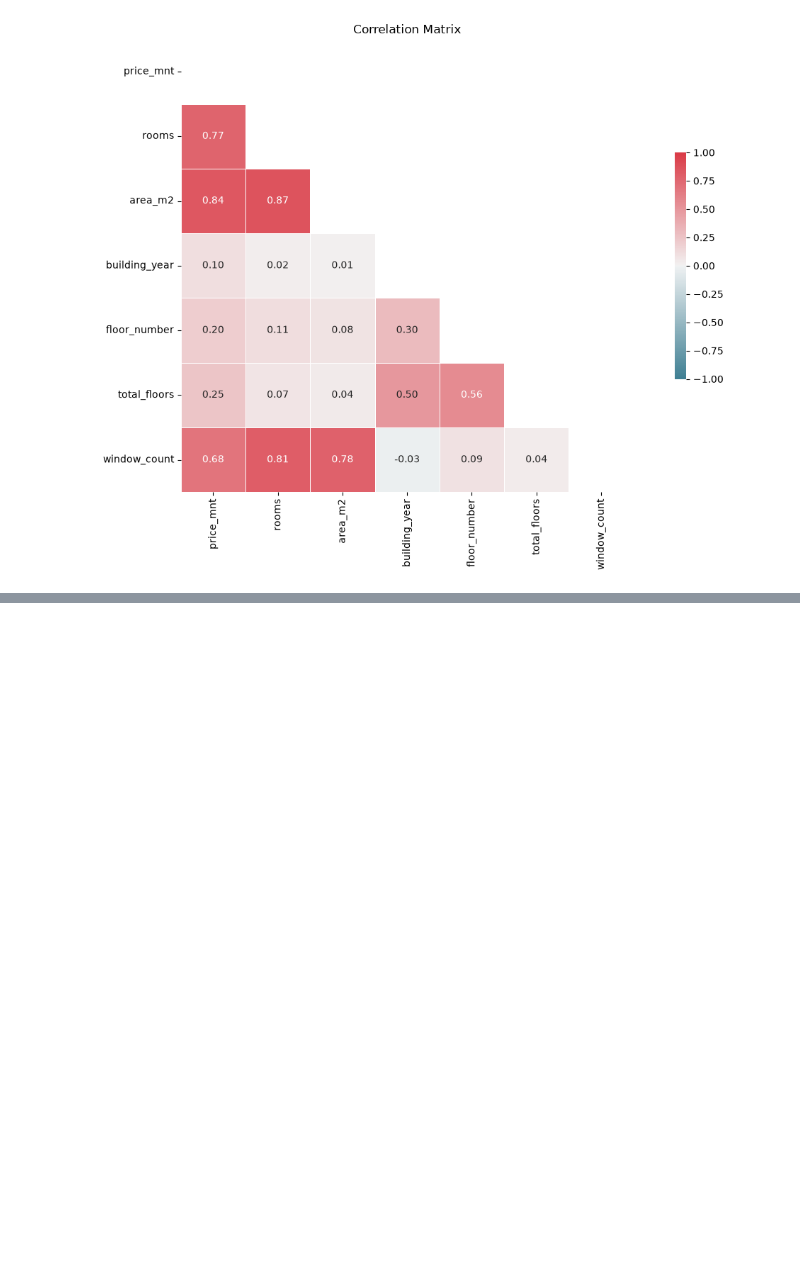
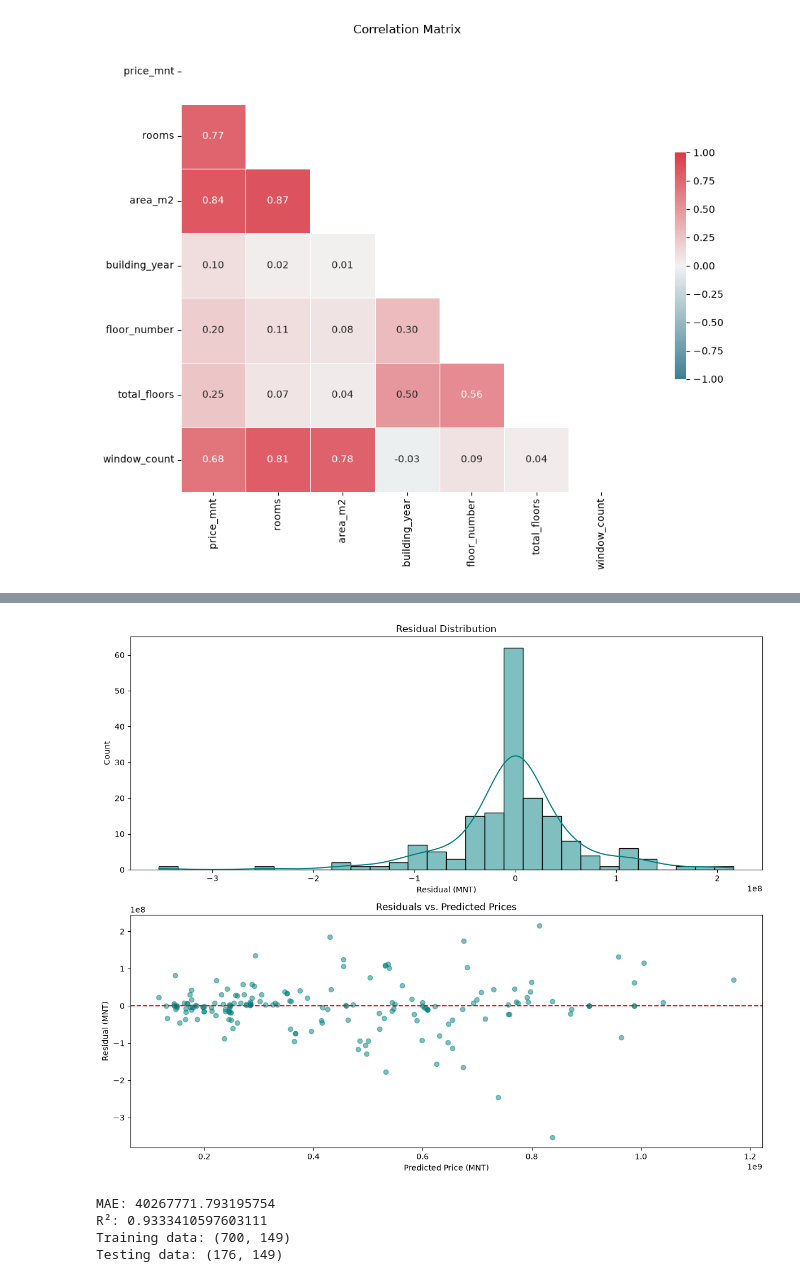
Before and after one commit to 2026328-Dashzeveg-Purevtogtokh/Machine-Learning-Sep26, a Jupyter notebook: CA1-ML-Apartment-Price-Prediction/notebooks/2026328_Machine_Learning_CA1_V1.ipynb, the cells around one changed output, grey strips where cells are left out. Saved outputs shown, nothing was run; the diff lists cells and outputs as text; code cells hidden in the pictures; blank space fills up the shorter version.

Commit message:
Add model training, evaluation and residual analysis for CA1

```diff
--- a/CA1-ML-Apartment-Price-Prediction/notebooks/2026328_Machine_Learning_CA1_V1.ipynb
+++ b/CA1-ML-Apartment-Price-Prediction/notebooks/2026328_Machine_Learning_CA1_V1.ipynb
@@ -1296,18 +1314,3 @@ plt.tight_layout()
 plt.show()
 # %% [output]
 [figure]
-# %%
-import pandas as pd
-from sklearn.model_selection import train_test_split
-
-# Define input features and target.
-X = df_clean.drop(columns=["price_mnt"])
-y = df_clean["price_mnt"]
-
-# Split the dataset.
-X_train, X_test, y_train, y_test = train_test_split(
-    X, y, test_size=0.25, random_state=42
-)
-
-print("Training data:", X_train.shape)
-print("Testing data:", X_test.shape)
@@ -1528,10 +1316,0 @@ Target variable: (876,)
-# %%
-from sklearn.model_selection import train_test_split
-
-# Split the data into training and testing sets.
-X_train, X_test, y_train, y_test = train_test_split(
-    X, y, test_size=0.25, random_state=42
-)
-
-print("Training records:", len(X_train))
-print("Testing records:", len(X_test))
@@ -1600,0 +1387,22 @@ ColumnTransformer(transformers=[('numeric',
+# %%
+from sklearn.model_selection import train_test_split
+
+Y = df_clean["price_mnt"]
+
+X = df_clean[["rooms", "building_year", "area_m2", "complex_name_clean"]].copy()
+
+# Convert text categories into numeric dummy columns.
+X = pd.get_dummies(X, dtype=int)
+
+X_train, X_test, Y_train, Y_test = train_test_split(X, Y, test_size=0.20, random_state=42)
+
+gbr = train(X_train, Y_train, X_test, Y_test)
+
+print("Training data:", X_train.shape)
+print("Testing data:", X_test.shape)
+# %% [output]
+[figure, added]
+MAE: 40267771.793195754
+R²: 0.9333410597603111
+Training data: (700, 149)
+Testing data: (176, 149)
```
Also changed, not shown: parts of 20 cells of this notebook.
